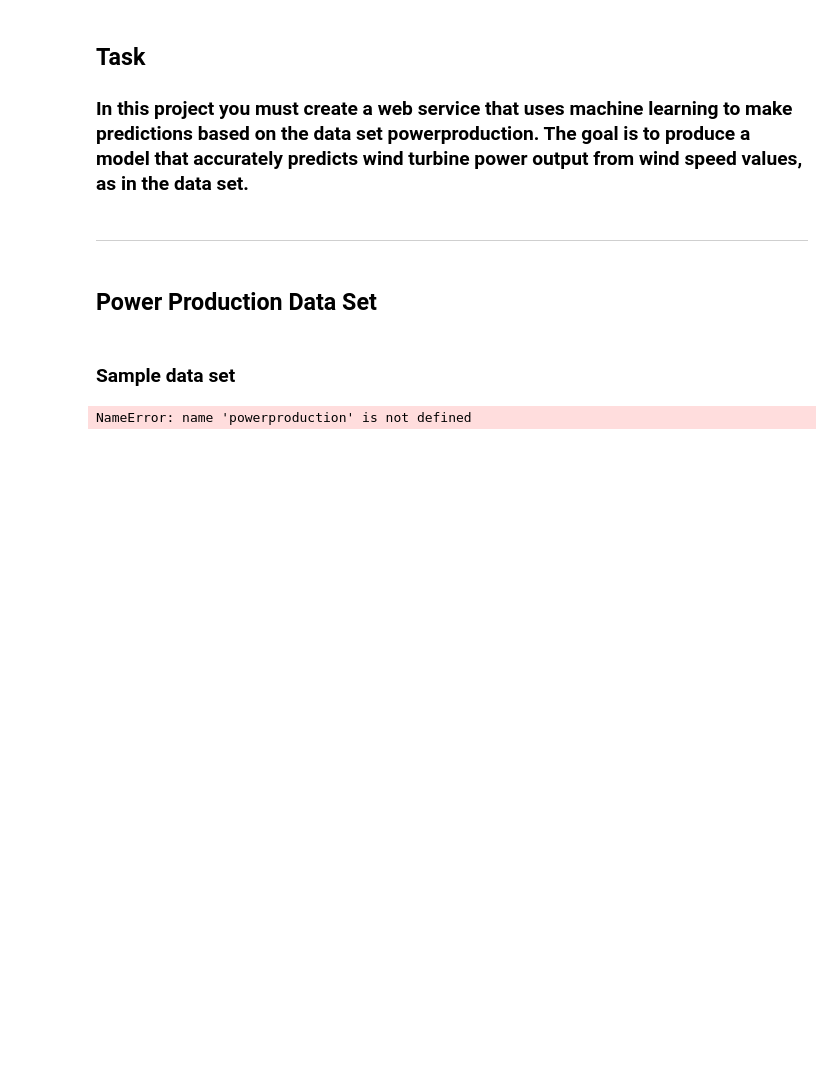
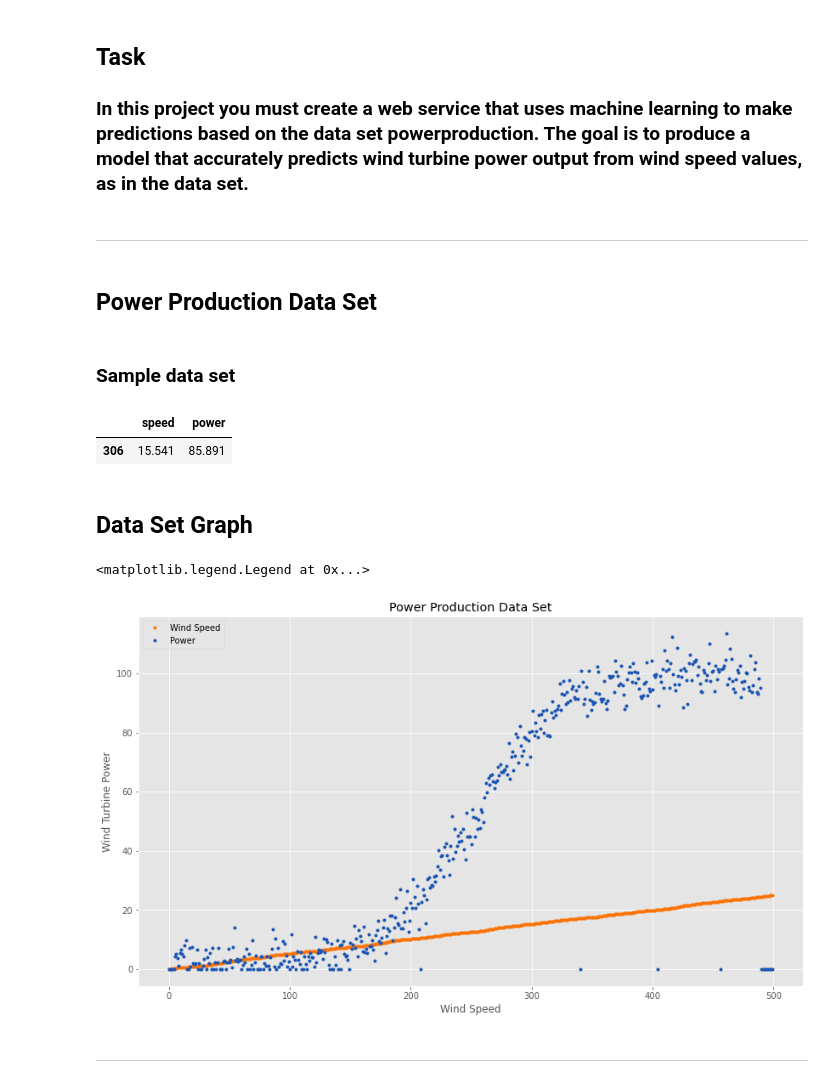
Before and after one commit to ika25/Emerging-Technology-Progect, a Jupyter notebook: Project Folder/project.ipynb, the cells around one changed output. Cells and saved outputs as stored; diff of their text form; code cells hidden in the pictures; blank space fills up the shorter version.

Commit message:
we can now plot data set on praph (powerpoint data set was provided by Ian)

```diff
--- a/Project Folder/project.ipynb
+++ b/Project Folder/project.ipynb
@@ -20,7 +20,7 @@ plt.style.use("ggplot")
 plt.rcParams['figure.figsize'] = [14, 8]
 # %%
 # load dataset from csv file
-DataSet = pd.read_csv("powerproduction.txt")
+powerproduction = pd.read_csv("powerproduction.txt")
 # %% [markdown]
 ### Sample data set
 # %%
@@ -31,4 +31,22 @@ DataSet = pd.DataFrame(powerproduction)
 # output dataFrame sample
 DataSet.sample()
 # %% [output]
-NameError: name 'powerproduction' is not defined
+|  | speed | power |
+| 306 | 15.541 | 85.891 |
+# %% [markdown]
+## Data Set Graph
+# %%
+# referance : https://pandas.pydata.org/pandas-docs/stable/user_guide/visualization.html, https://datatofish.com/plot-dataframe-pandas/
+# plot dataset
+plt.title('Power Production Data Set')
+plt.plot(DataSet, 'o', markersize=2)
+plt.plot(DataSet['speed'], 'o', color="#fc7405", markersize=3, label='Wind Speed')
+plt.plot(DataSet['power'], 'o', color="#1b55b3", markersize=3, label='Power')
+plt.ylabel('Wind Turbine Power')
+plt.xlabel('Wind Speed')
+plt.legend()
+# %% [output]
+<matplotlib.legend.Legend at 0x...>
+[figure, added]
+# %% [markdown]
+*******
```
